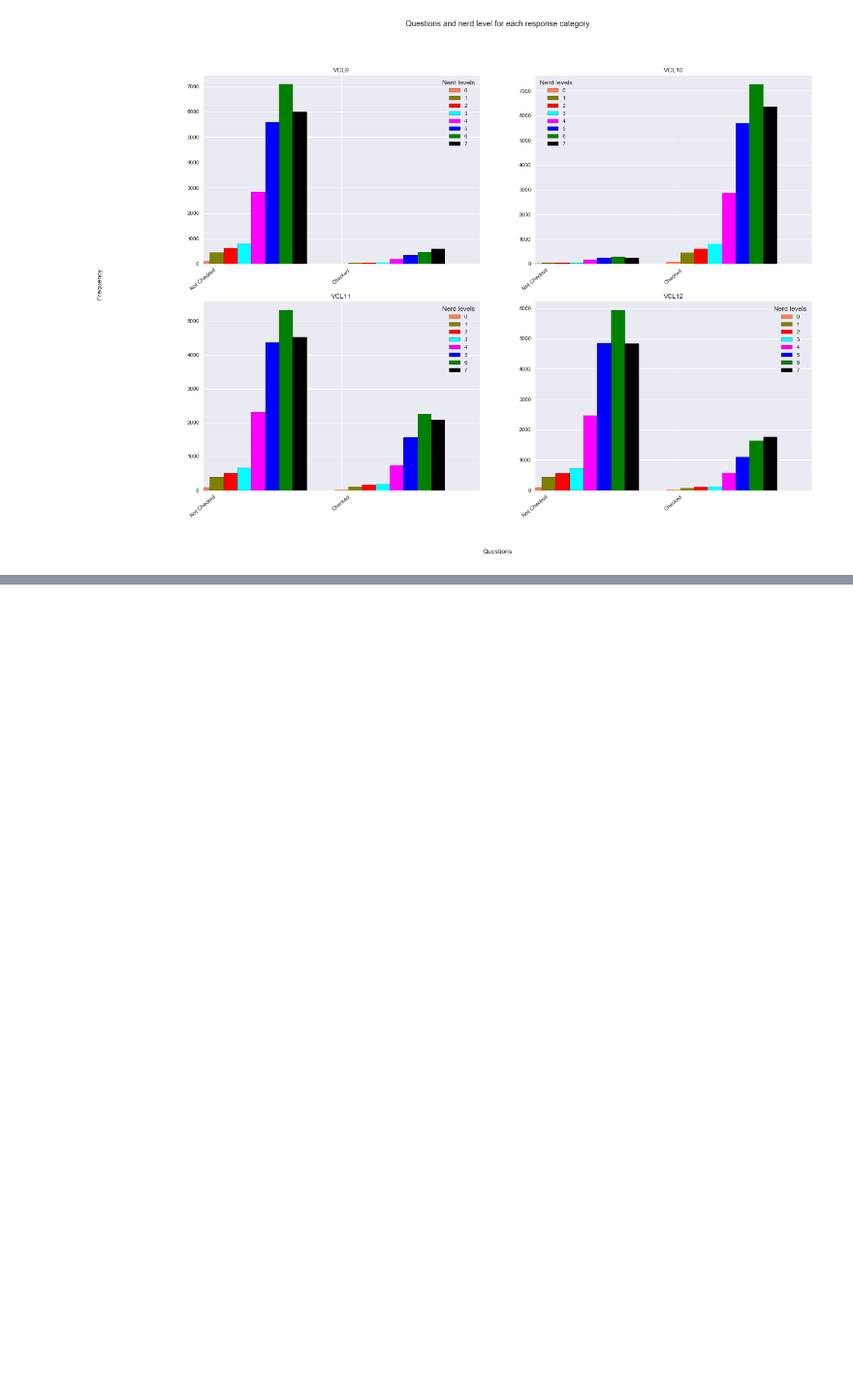
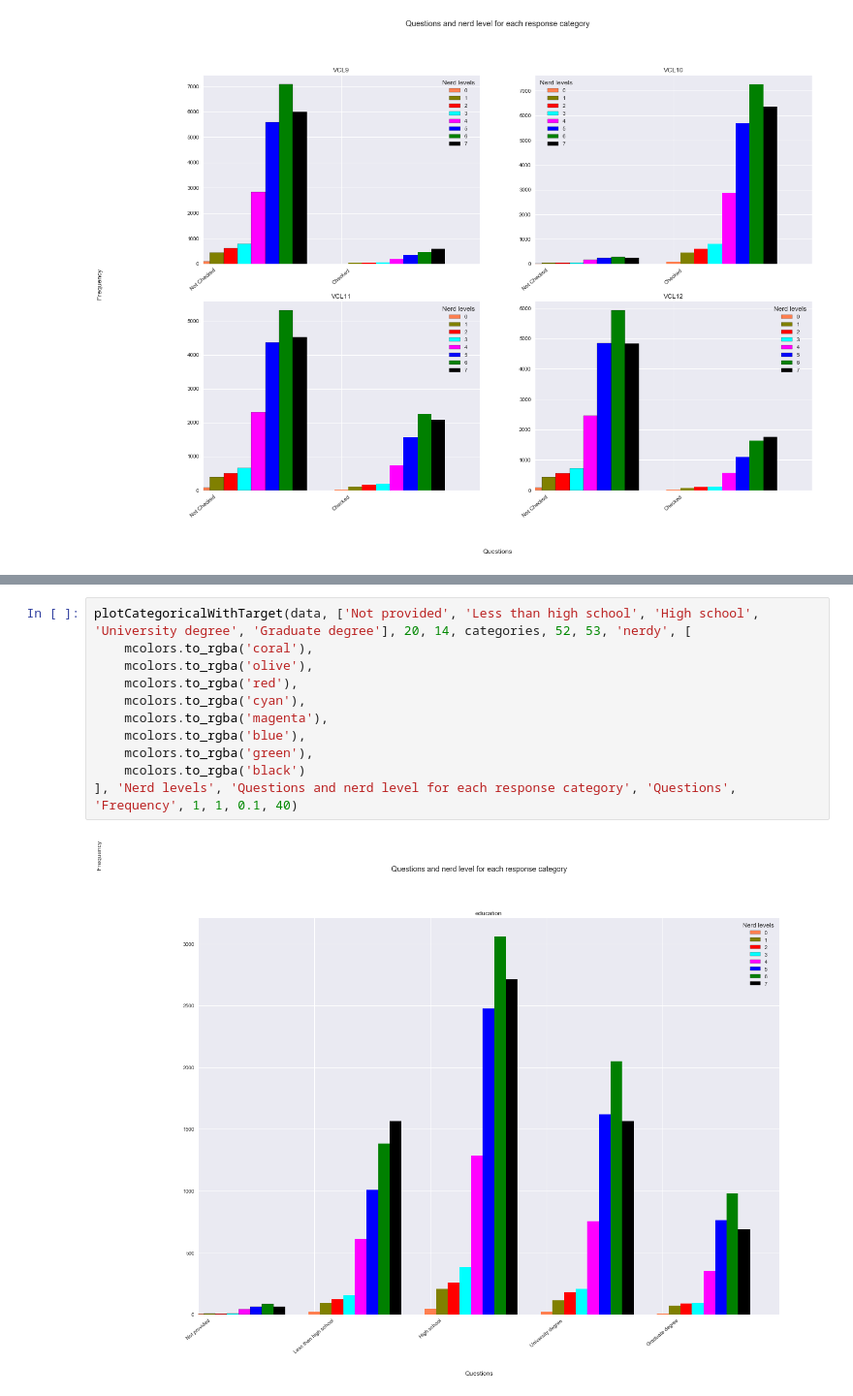
Before and after one commit to rupesh-papneja/am, a Jupyter notebook: ml-phase-1.ipynb, the cells around one changed output, grey strips where cells are left out. Shown at 97% size. Drawn from its saved outputs; the diff is of its cells as text; blank space fills up the shorter version.

```diff
--- a/ml-phase-1.ipynb
+++ b/ml-phase-1.ipynb
@@ -1039,0 +1053,13 @@ plotCategoricalWithTarget(data, ['Not Checked', 'Checked'], 20, 14, categories,
+# %%
+plotCategoricalWithTarget(data, ['Not provided', 'Less than high school', 'High school', 'University degree', 'Graduate degree'], 20, 14, categories, 52, 53, 'nerdy', [
+    mcolors.to_rgba('coral'),
+    mcolors.to_rgba('olive'),
+    mcolors.to_rgba('red'),
+    mcolors.to_rgba('cyan'),
+    mcolors.to_rgba('magenta'),
+    mcolors.to_rgba('blue'),
+    mcolors.to_rgba('green'),
+    mcolors.to_rgba('black')
+], 'Nerd levels', 'Questions and nerd level for each response category', 'Questions', 'Frequency', 1, 1, 0.1, 40)
+# %% [output]
+[figure, added]
```
Also changed, not shown: parts of 4 cells of this notebook.
